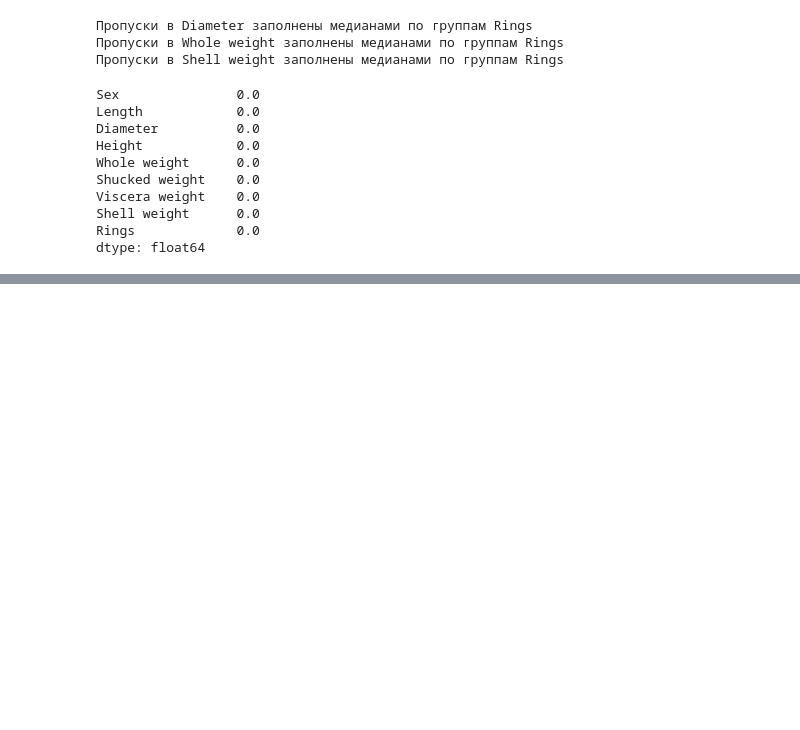
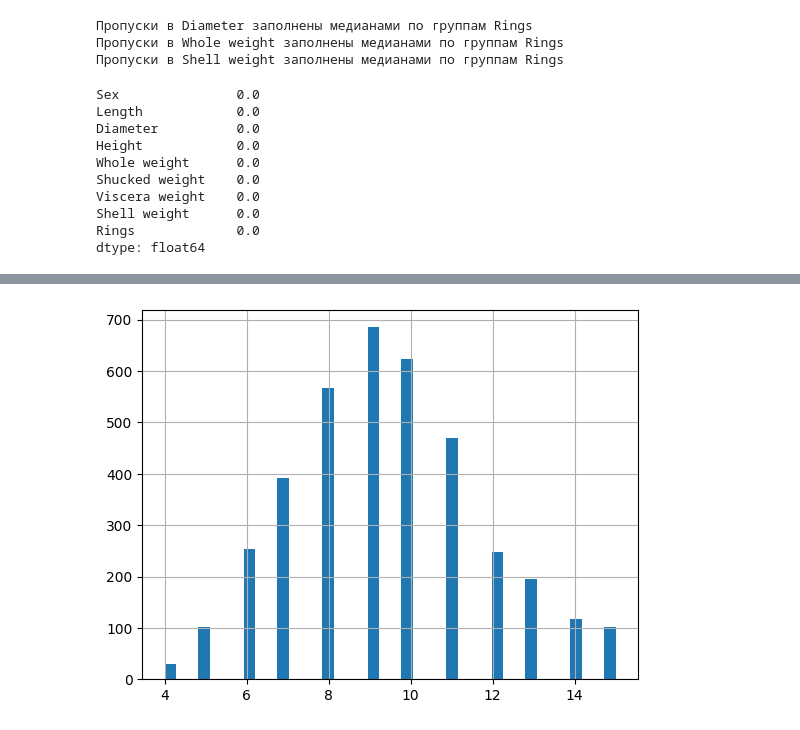
Before and after one commit to OXYCRiNGE/analysis, a Jupyter notebook: analysis.ipynb, the cells around one changed output, grey strips where cells are left out. Saved outputs shown, nothing was run; the diff lists cells and outputs as text; code cells hidden in the pictures; blank space fills up the shorter version.

```diff
--- a/analysis.ipynb
+++ b/analysis.ipynb
@@ -448,0 +701,2 @@ sns.heatmap(corr_kend, cmap="Blues", annot=True);
+# %%
+df_cleaned['Rings'] = df_cleaned['Rings'].astype(float)
@@ -448,0 +721,5 @@ sns.heatmap(corr_kend, cmap="Blues", annot=True);
+# %%
+x = df_cleaned.drop(labels=['Rings'], axis=1)
+x_norm = df_cleaned_norm.drop(labels=['Rings'], axis=1)
+y = df_cleaned['Rings']
+y_norm = df_cleaned_norm['Rings']
@@ -448,0 +799,4 @@ sns.heatmap(corr_kend, cmap="Blues", annot=True);
+# %%
+y.hist(bins=40);
+# %% [output]
+[figure, added]
```
Also changed, not shown: parts of 76 cells of this notebook.
